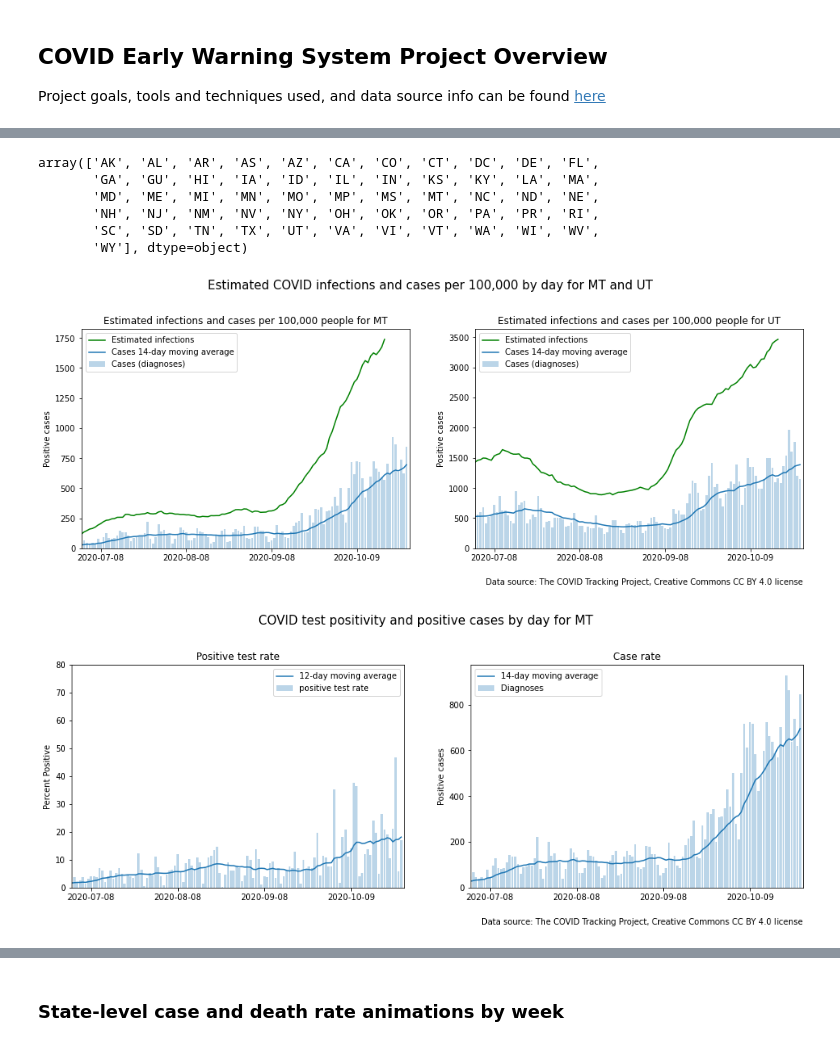
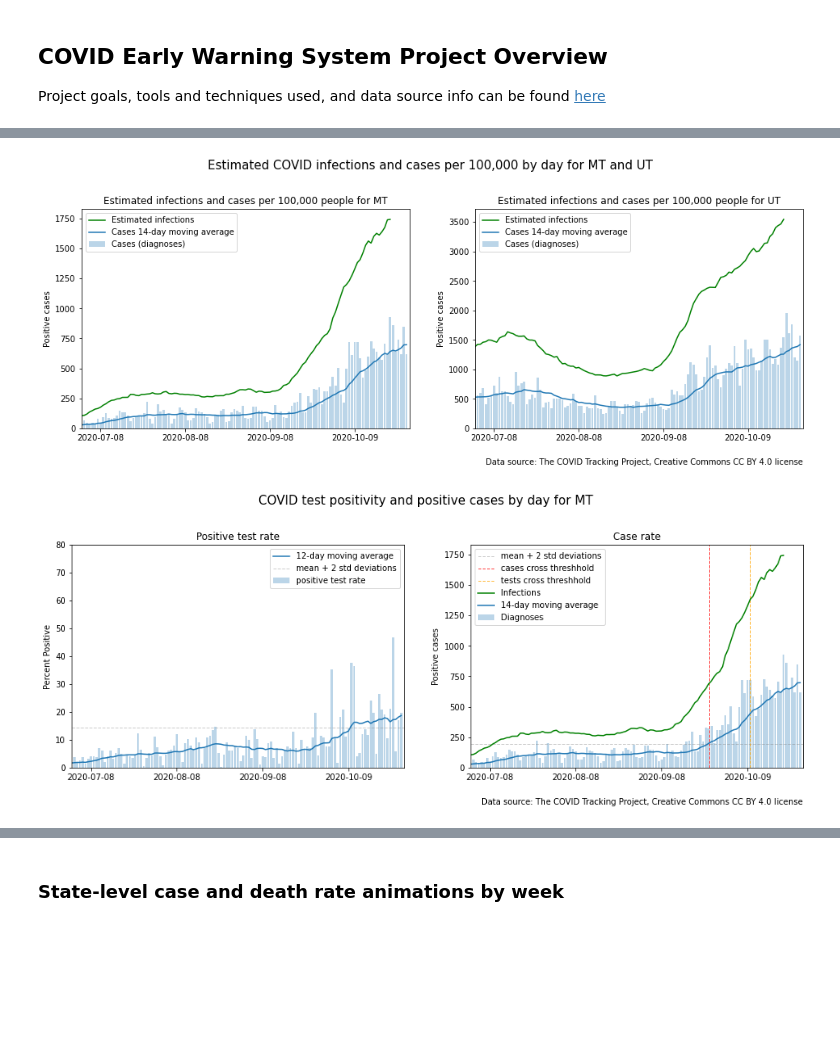
Before and after one commit to salvir1/COVID-19-outbreak-data-analysis, a Jupyter notebook: covid-delay-dissection.ipynb, the cells around one changed output, grey strips where cells are left out. Saved outputs shown, nothing was run; the diff lists cells and outputs as text; code cells hidden in the pictures; blank space fills up the shorter version.

```diff
--- a/covid-delay-dissection.ipynb
+++ b/covid-delay-dissection.ipynb
@@ -125,22 +56,18 @@ memory usage: 626.4+ KB
 # %%
 df_state['date'] = pd.to_datetime(df_state['date'], format='%Y%m%d')
 df_state = df_state[df_state['date'] >= '2020-03-10']
-# %%
-df_state.state.unique()
-# %% [output]
-array(['AK', 'AL', 'AR', 'AS', 'AZ', 'CA', 'CO', 'CT', 'DC', 'DE', 'FL',
-       'GA', 'GU', 'HI', 'IA', 'ID', 'IL', 'IN', 'KS', 'KY', 'LA', 'MA',
-       'MD', 'ME', 'MI', 'MN', 'MO', 'MP', 'MS', 'MT', 'NC', 'ND', 'NE',
-       'NH', 'NJ', 'NM', 'NV', 'NY', 'OH', 'OK', 'OR', 'PA', 'PR', 'RI',
-       'SC', 'SD', 'TN', 'TX', 'UT', 'VA', 'VI', 'VT', 'WA', 'WI', 'WV',
-       'WY'], dtype=object)
+# %%
+## defining macro variables used in the following charts
+infection_shift = -6 # Number of days new active infection appears before positive case enters database (negative)
+tick_spacing = 31 # Display one tick per month
+chart_state_1 = 'MT'
+chart_state_2 = 'UT'
+chart_state_3 = 'WI'
+chart_state_4 = 'ND'
 # %%
-# Charts of estimated infections and diagnoses
+# Chart 1: estimated infections and diagnoses
 
 fig,ax = plt.subplots(1,2,figsize=(16,5))
-chart_state_1 = 'MT'
-chart_state_2 = 'UT'
-
 fig.suptitle(f'Estimated COVID infections and cases per 100,000 by day for {chart_state_1} and {chart_state_2}', size=15, y=1.05)
 plt.figtext(0.9, 0, 'Data source: The COVID Tracking Project, Creative Commons CC BY 4.0 license', horizontalalignment='right')
 
@@ -150,7 +77,7 @@ ST_cvd = ST_cvd.sort_values('date', ascending=True)
 ST_cvd['case_SMA_14'] = ST_cvd['positiveIncrease'].rolling(window=14).mean()
 
 ax[0].bar(ST_cvd['date'], ST_cvd['positiveIncrease'], label="Cases (diagnoses)", alpha = 0.3)
-ax[0].plot(ST_cvd['date'], 2.5 * ST_cvd['case_SMA_14'].shift(-8), label="Estimated infections", color='green')
+ax[0].plot(ST_cvd['date'], 2.5 * ST_cvd['case_SMA_14'].shift(infection_shift), label="Estimated infections", color='green')
 ax[0].plot(ST_cvd['date'], ST_cvd['case_SMA_14'], label="Cases 14-day moving average")
 ax[0].set_xlim([datetime.date(2020, 7, 1), datetime.date.today()])
 ax[0].set_ylim(0)
@@ -165,7 +92,7 @@ ST_cvd = ST_cvd.sort_values('date', ascending=True)
 ST_cvd['case_SMA_14'] = ST_cvd['positiveIncrease'].rolling(window=14).mean()
 
 ax[1].bar(ST_cvd['date'], ST_cvd['positiveIncrease'], label="Cases (diagnoses)", alpha = 0.3)
-ax[1].plot(ST_cvd['date'], 2.5 * ST_cvd['case_SMA_14'].shift(-8), label="Estimated infections", color='green')
+ax[1].plot(ST_cvd['date'], 2.5 * ST_cvd['case_SMA_14'].shift(infection_shift), label="Estimated infections", color='green')
 ax[1].plot(ST_cvd['date'], ST_cvd['case_SMA_14'], label="Cases 14-day moving average")
 ax[1].set_xlim([datetime.date(2020, 7, 1), datetime.date.today()])
 ax[1].set_ylim(0)
@@ -175,48 +102,52 @@ ax[1].set_ylabel('Positive cases')
 ax[1].legend()
 plt.savefig('img/COVID-infections-and-cases.png')
 # %% [output]
-[figure, old version]
+[figure, new version]
 # %%
-# Charts of positivity and case trends by state
-chart_state = 'MT'
+# Chart 2: Positivity and case trends for MT with threshholds
 
 fig,ax = plt.subplots(1,2,figsize=(16,5))
-fig.suptitle(f'COVID test positivity and positive cases by day for {chart_state}', size=15, y=1.05)
+fig.suptitle(f'COVID test positivity and positive cases by day for {chart_state_1}', size=15, y=1.05)
 plt.figtext(0.9, 0, 'Data source: The COVID Tracking Project, Creative Commons CC BY 4.0 license', horizontalalignment='right')
 
-ST_cvd = covidtracking[covidtracking['state'] == chart_state]
+ST_cvd = covidtracking[covidtracking['state'] == chart_state_1]
 ST_cvd['positivity'] = ST_cvd['positiveIncrease'] / (ST_cvd['positiveIncrease']  + ST_cvd['negativeIncrease'] ) * 100
 ST_cvd['date'] = pd.to_datetime(ST_cvd['date'], format='%Y%m%d')
 ST_cvd = ST_cvd.sort_values('date', ascending=True)
 ST_cvd['positivity_SMA'] = ST_cvd['positivity'].rolling(window=14).mean()
 pos_upper_control_limit=ST_cvd[ST_cvd['date'].dt.month==8]['positivity'].mean() + 2* ST_cvd[ST_cvd['date'].dt.month==8]['positivity'].std()
-test_thresh = next(x for x, val in enumerate(ST_cvd['positivity_SMA'].iloc[50:]) if val > pos_upper_control_limit)
+test_thresh = next(x for x, val in enumerate(ST_cvd['positivity_SMA']) if val > pos_upper_control_limit and x > 150)
 
 ST_cvd['case_SMA_14'] = ST_cvd['positiveIncrease'].rolling(window=14).mean()
-case_thresh = next(x for x, val in enumerate(ST_cvd['case_SMA_14']) if val > case_upper_control_limit)
 case_upper_control_limit=ST_cvd[ST_cvd['date'].dt.month==8]['positiveIncrease'].mean() + 2* ST_cvd[ST_cvd['date'].dt.month==8]['positiveIncrease'].std()
+case_thresh = next(x for x, val in enumerate(ST_cvd['case_SMA_14']) if val > case_upper_control_limit and x > 150)
 
 ax[0].bar(ST_cvd['date'], ST_cvd['positivity'], label="positive test rate", alpha = 0.3)
 ax[0].plot( ST_cvd['date'], ST_cvd['positivity_SMA'], label='12-day moving average')
+ax[0].axhline(y=pos_upper_control_limit, ls= '--', lw=1, color = 'gray', label="mean + 2 std deviations", alpha=0.4)
 ax[0].set_title(f"Positive test rate")
 ax[0].set_xlim([datetime.date(2020, 7, 1), datetime.date.today()])
 ax[0].set_ylim(0, 80)
 ax[0].set_ylabel('Percent Positive')
-tick_spacing = 31
 ax[0].xaxis.set_major_locator(ticker.MultipleLocator(tick_spacing))
 ax[0].legend()
 
 # print(ST_cvd['date'].iloc[res])
 ax[1].bar(ST_cvd['date'], ST_cvd['positiveIncrease'], label="Diagnoses", alpha = 0.3)
-# ax[1].plot(ST_cvd['date'], 2.5 * ST_cvd['case_SMA_14'].shift(-10), label="Infections", color='green')
+ax[1].axhline(y=case_upper_control_limit, ls= '--', lw=1, color = 'gray', label="mean + 2 std deviations", alpha=0.4)
+ax[1].axvline(x=ST_cvd['date'].iloc[case_thresh ], ls= '--', lw=1, color = 'red', label="cases cross threshhold", alpha=0.75)
+ax[1].axvline(x=ST_cvd['date'].iloc[test_thresh], ls= '--', lw=1, color = 'orange', label="tests cross threshhold", alpha=0.75)
+# ax[1].axvline(x=ST_cvd[ST_cvd['date']=='2020-09-28']['date'], ls= '--', lw=1, color = 'black', label="first public mention of uptick", alpha=0.75)
+# ax[1].axvline(x=ST_cvd[ST_cvd['date']=='2020-10-03']['date'], ls= '--', lw=1, color = 'blue', label="MDs urge public to help", alpha=0.75)
+ax[1].plot(ST_cvd['date'], 2.5 * ST_cvd['case_SMA_14'].shift(infection_shift), label="Infections", color='green')
 ax[1].plot(ST_cvd['date'], ST_cvd['case_SMA_14'], label="14-day moving average")
 ax[1].set_xlim([datetime.date(2020, 7, 1), datetime.date.today()])
 ax[1].set_title(f"Case rate")
 ax[1].xaxis.set_major_locator(ticker.MultipleLocator(tick_spacing))
 ax[1].set_ylim(0)
 ax[1].set_ylabel('Positive cases')
 ax[1].legend()
-plt.savefig('img/COVID-infections-and-cases-for-MT.png')
+plt.savefig('img/COVID-infections-and-cases-for-MT-with-threshholds.png')
 # %% [output]
-[figure, old version]
+[figure, new version]
 # %%
```
Also changed, not shown: parts of 16 cells of this notebook, 3 other files.
